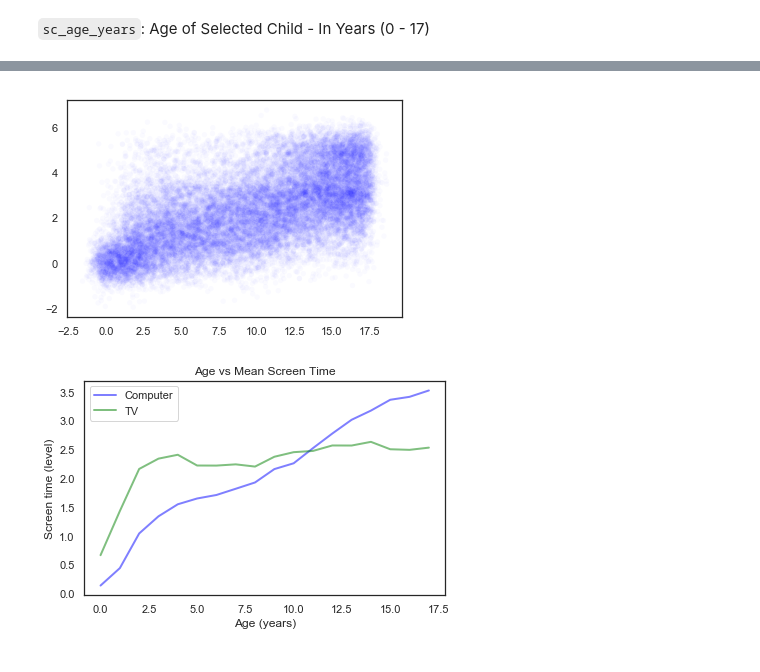
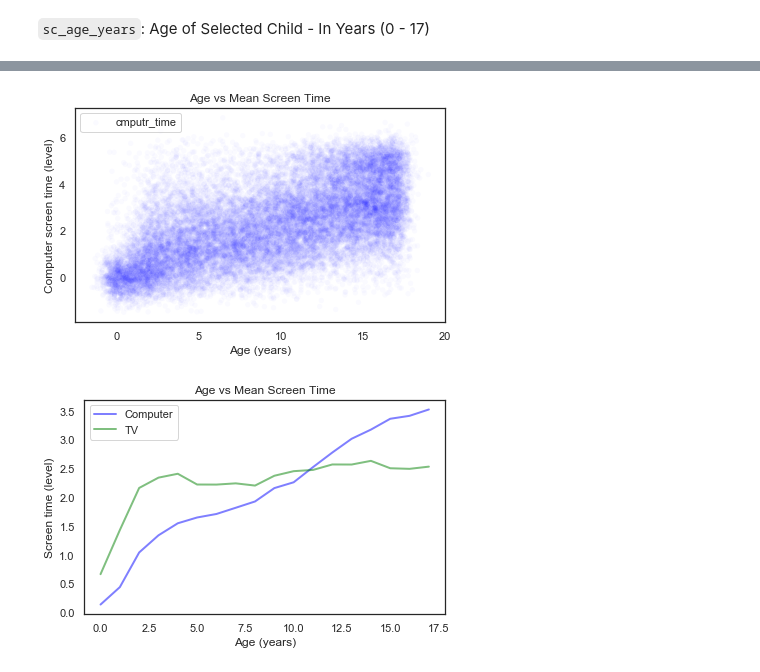
Before and after one commit to minhkhang1795/ThinkStats2, a Jupyter notebook: project1/project1explore.ipynb, the cells around one changed output, grey strips where cells are left out. Saved outputs shown, nothing was run; the diff lists cells and outputs as text; code cells hidden in the pictures.

```diff
--- a/project1/project1explore.ipynb
+++ b/project1/project1explore.ipynb
@@ -67,0 +120,3 @@ Name: sc_age_years, dtype: int8
+# %%
+df['anxiety_lvl'] = df.k2q33c.fillna(0).copy()
+df['anxiety_lvl'].describe()
@@ -67,0 +142,3 @@ Name: sc_age_years, dtype: int8
+# %%
+df['depression_lvl'] = df.k2q32c.fillna(0).copy()
+df['depression_lvl'].describe()
@@ -67,0 +163,3 @@ Name: sc_age_years, dtype: int8
+# %%
+df['homework_completion'] = df.k7q83_r.dropna().copy()
+df.homework_completion.describe()
@@ -67,0 +185,3 @@ Name: sc_age_years, dtype: int8
+# %%
+df['family_meals'] = df.k8q11.dropna().copy()
+df.family_meals.describe()
@@ -68,8 +204,10 @@ Name: sc_age_years, dtype: int8
 # %%
 # Jitter plot
 x = thinkstats2.Jitter(df.sc_age_years, 0.5)
 y1 = thinkstats2.Jitter(df.cmputr_time, 0.5)
 thinkplot.Scatter(x, y1, alpha=0.02)
+plt.legend(loc='best')
+decorate(title='Age vs Mean Screen Time', xlabel='Age (years)', ylabel='Computer screen time (level)')
 # %% [output]
-[figure, old version]
+[figure, new version]
 # %%
```
Also changed, not shown: parts of 38 cells of this notebook.
